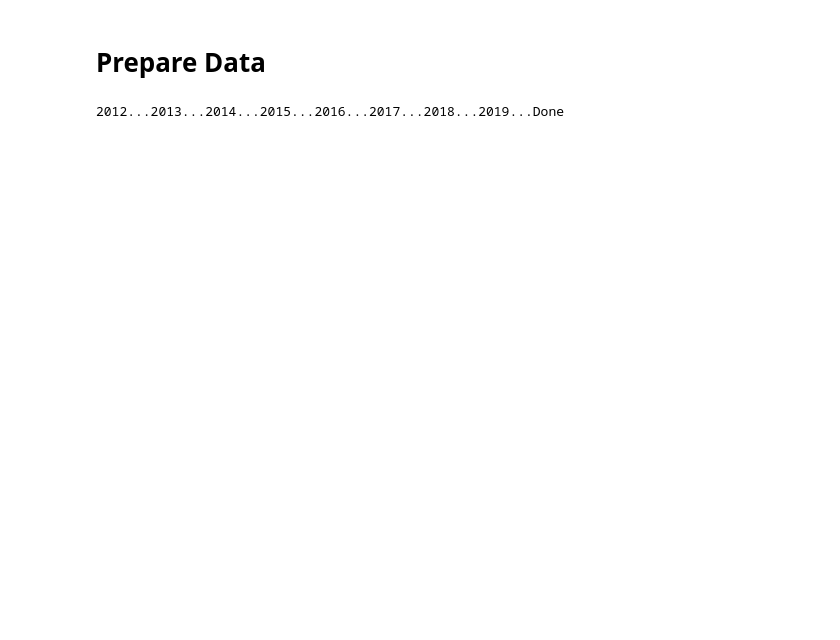
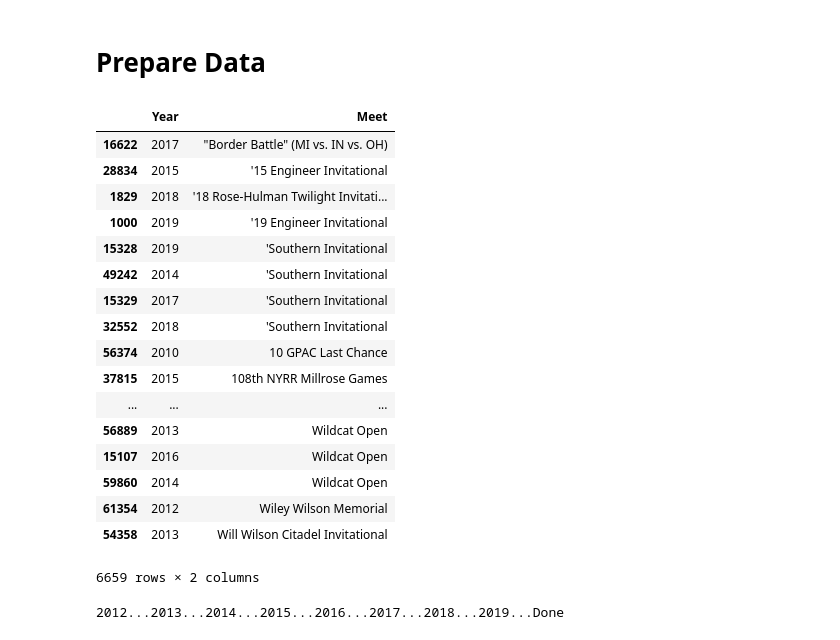
Before and after one commit to LukeJSD/ML-Play-With-Data, a Jupyter notebook: examine_data.ipynb, the cells around one changed output. Cells and saved outputs as stored; diff of their text form; code cells hidden in the pictures; blank space fills up the shorter version.

```diff
--- a/examine_data.ipynb
+++ b/examine_data.ipynb
@@ -33,3 +57,24 @@ xcnats_f = fdf.loc[fdf['Meet_Name'] == 'NCAA Division II Cross Country Champions
+# %%
+merge
+# %% [output]
+|  | Year | Meet |
+| 16622 | 2017 | "Border Battle" (MI vs. IN vs. OH) |
+| 28834 | 2015 | '15 Engineer Invitational |
+| 1829 | 2018 | '18 Rose-Hulman Twilight Invitati... |
+| 1000 | 2019 | '19 Engineer Invitational |
+| 15328 | 2019 | 'Southern Invitational |
+| 49242 | 2014 | 'Southern Invitational |
+| 15329 | 2017 | 'Southern Invitational |
+| 32552 | 2018 | 'Southern Invitational |
+| 56374 | 2010 | 10 GPAC Last Chance |
+| 37815 | 2015 | 108th NYRR Millrose Games |
+| ... | ... | ... |
+| 56889 | 2013 | Wildcat Open |
+| 15107 | 2016 | Wildcat Open |
+| 59860 | 2014 | Wildcat Open |
+| 61354 | 2012 | Wiley Wilson Memorial |
+| 54358 | 2013 | Will Wilson Citadel Invitational |
+6659 rows × 2 columns
 # %%
 def prior_to_xc(gender, allresults=False, nats=True):
     if gender == 'M':
```
Also changed, not shown: parts of 30 cells of this notebook, 1 other file.
